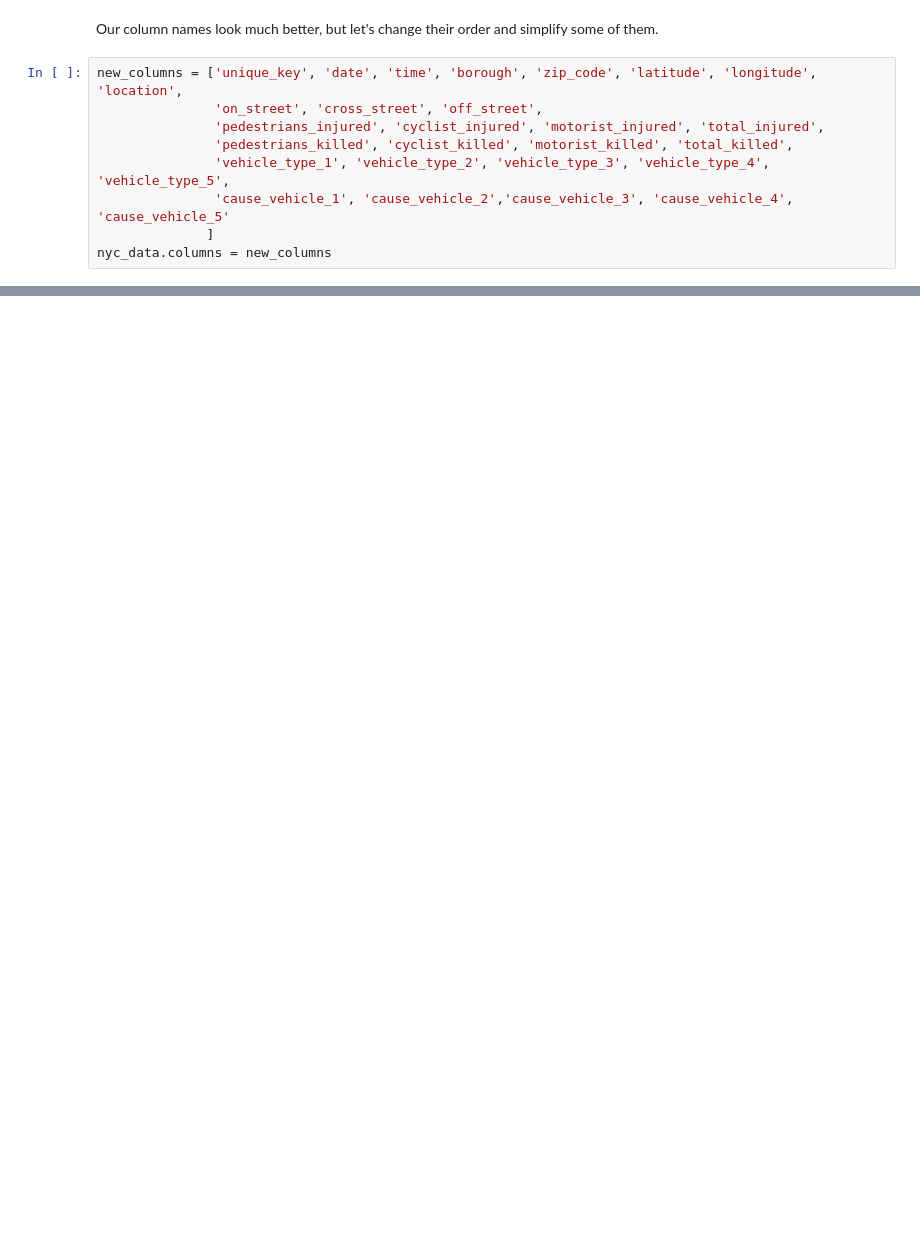
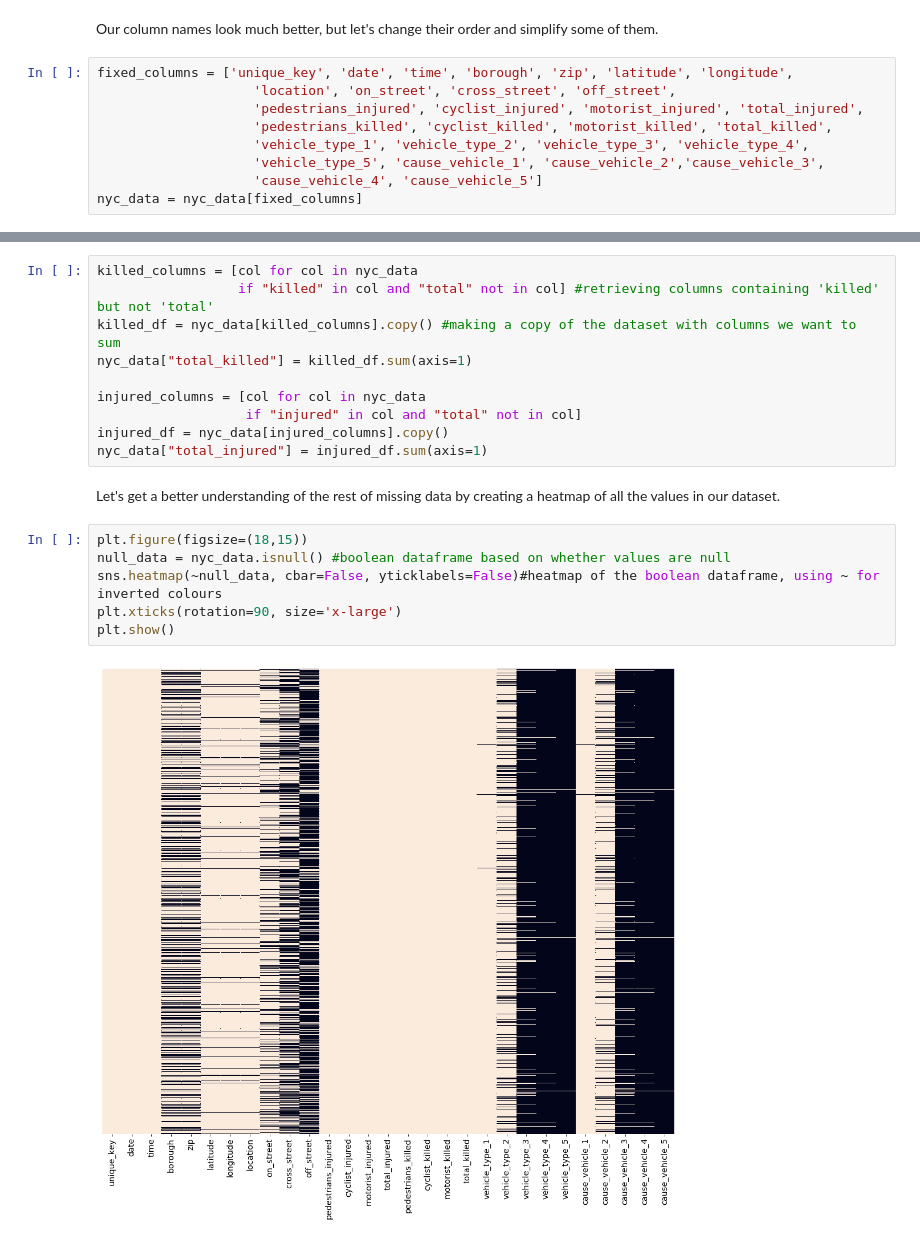
Before and after one commit to wozniakmikolaj/nyc-vehicle-collisions, a Jupyter notebook: nyc-collisions-data-cleaning.ipynb, the cells around one changed output, grey strips where cells are left out. Cells and saved outputs as stored; diff of their text form; blank space fills up the shorter version.

Commit message:
Cleaned some values and created a heatmap of missing values.

```diff
--- a/nyc-collisions-data-cleaning.ipynb
+++ b/nyc-collisions-data-cleaning.ipynb
@@ -67,11 +77,11 @@ Index(['date', 'time', 'borough', 'zip code', 'latitude', 'longitude',
 # %% [markdown]
 Our column names look much better, but let's change their order and simplify some of them.
 # %%
-new_columns = ['unique_key', 'date', 'time', 'borough', 'zip_code', 'latitude', 'longitude', 'location',
-               'on_street', 'cross_street', 'off_street',
-               'pedestrians_injured', 'cyclist_injured', 'motorist_injured', 'total_injured',
-               'pedestrians_killed', 'cyclist_killed', 'motorist_killed', 'total_killed',
-               'vehicle_type_1', 'vehicle_type_2', 'vehicle_type_3', 'vehicle_type_4', 'vehicle_type_5',
-               'cause_vehicle_1', 'cause_vehicle_2','cause_vehicle_3', 'cause_vehicle_4', 'cause_vehicle_5'
-              ]
-nyc_data.columns = new_columns
+fixed_columns = ['unique_key', 'date', 'time', 'borough', 'zip', 'latitude', 'longitude',
+                    'location', 'on_street', 'cross_street', 'off_street',
+                    'pedestrians_injured', 'cyclist_injured', 'motorist_injured', 'total_injured',
+                    'pedestrians_killed', 'cyclist_killed', 'motorist_killed', 'total_killed',
+                    'vehicle_type_1', 'vehicle_type_2', 'vehicle_type_3', 'vehicle_type_4',
+                    'vehicle_type_5', 'cause_vehicle_1', 'cause_vehicle_2','cause_vehicle_3',
+                    'cause_vehicle_4', 'cause_vehicle_5']
+nyc_data = nyc_data[fixed_columns]
@@ -89,0 +117,20 @@ Index(['unique_key', 'date', 'time', 'borough', 'zip_code', 'latitude',
+# %%
+killed_columns = [col for col in nyc_data
+                  if "killed" in col and "total" not in col] #retrieving columns containing 'killed' but not 'total'
+killed_df = nyc_data[killed_columns].copy() #making a copy of the dataset with columns we want to sum
+nyc_data["total_killed"] = killed_df.sum(axis=1)
+
+injured_columns = [col for col in nyc_data
+                   if "injured" in col and "total" not in col]
+injured_df = nyc_data[injured_columns].copy()
+nyc_data["total_injured"] = injured_df.sum(axis=1)
+# %% [markdown]
+Let's get a better understanding of the rest of missing data by creating a heatmap of all the values in our dataset.
+# %%
+plt.figure(figsize=(18,15))
+null_data = nyc_data.isnull() #boolean dataframe based on whether values are null
+sns.heatmap(~null_data, cbar=False, yticklabels=False)#heatmap of the boolean dataframe, using ~ for inverted colours
+plt.xticks(rotation=90, size='x-large')
+plt.show()
+# %% [output]
+[figure, added]
```
Also changed, not shown: parts of 13 cells of this notebook.
